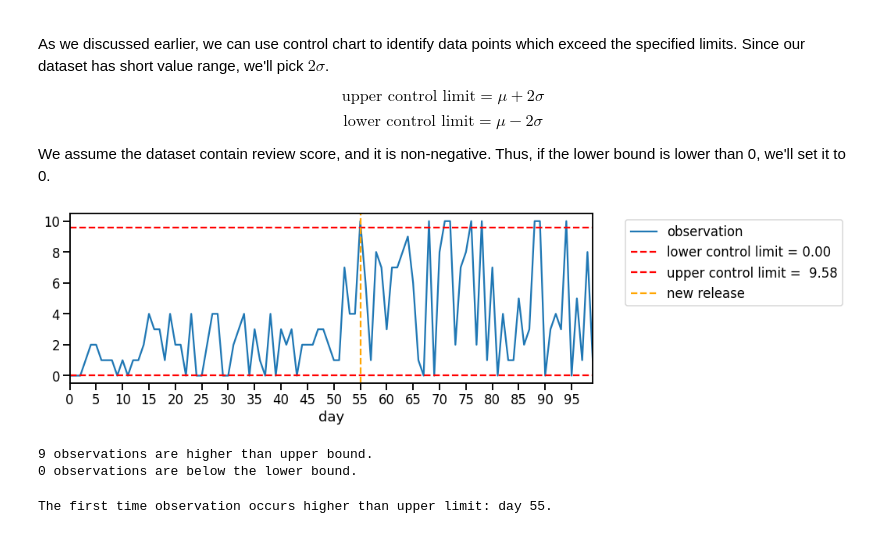
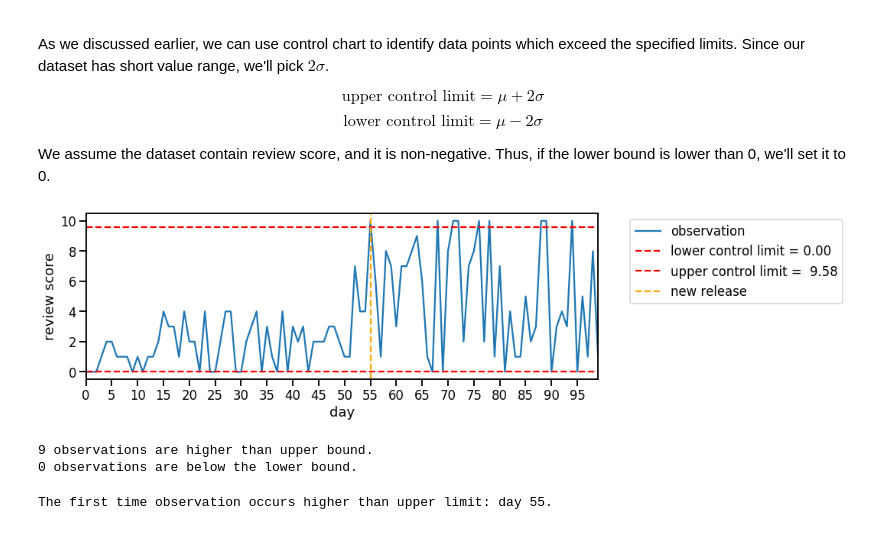
Before and after one commit to elvyna/talk, a Jupyter notebook: Introduction to Change Point Analysis.ipynb, the cells around one changed output. Drawn from its saved outputs; the diff is of its cells as text; code cells hidden in the pictures.

```diff
--- a/Introduction to Change Point Analysis.ipynb
+++ b/Introduction to Change Point Analysis.ipynb
@@ -94,34 +94,35 @@ plt.axhline(
     label='lower control limit = {:,.2f}'.format(np.round(lower_bound)),
     linestyle='--',
     color='red'
 )
 
 plt.axhline(
     upper_bound,
     label='upper control limit =  {:,.2f}'.format(upper_bound),
     linestyle='--',
     color='red'
 )
 
 plt.axvline(
     x=55,
     color='orange',
     linestyle='--',
     label='new release'
 )
 
 plt.legend(bbox_to_anchor=[1.05,1])
 plt.xlabel("day")
+plt.ylabel("review score")
 plt.xticks(np.arange(0,100,5))
 plt.show();
 
 print("""{} observations are higher than upper bound.
 {} observations are below the lower bound.""".format(
     (df[0] > upper_bound).sum(),
       (df[0] < lower_bound).sum()
 ))
 # %% [output]
-[figure, old version]
+[figure, new version]
 9 observations are higher than upper bound.
 0 observations are below the lower bound.
 # %%
```
Also changed, not shown: parts of 9 cells of this notebook.
